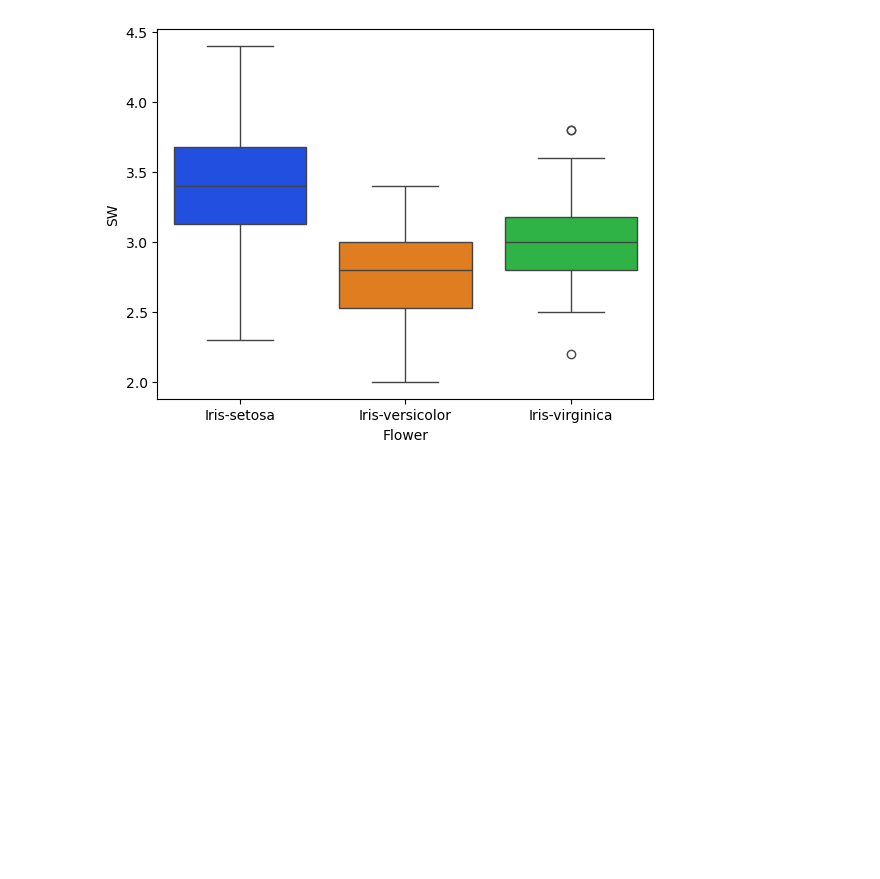
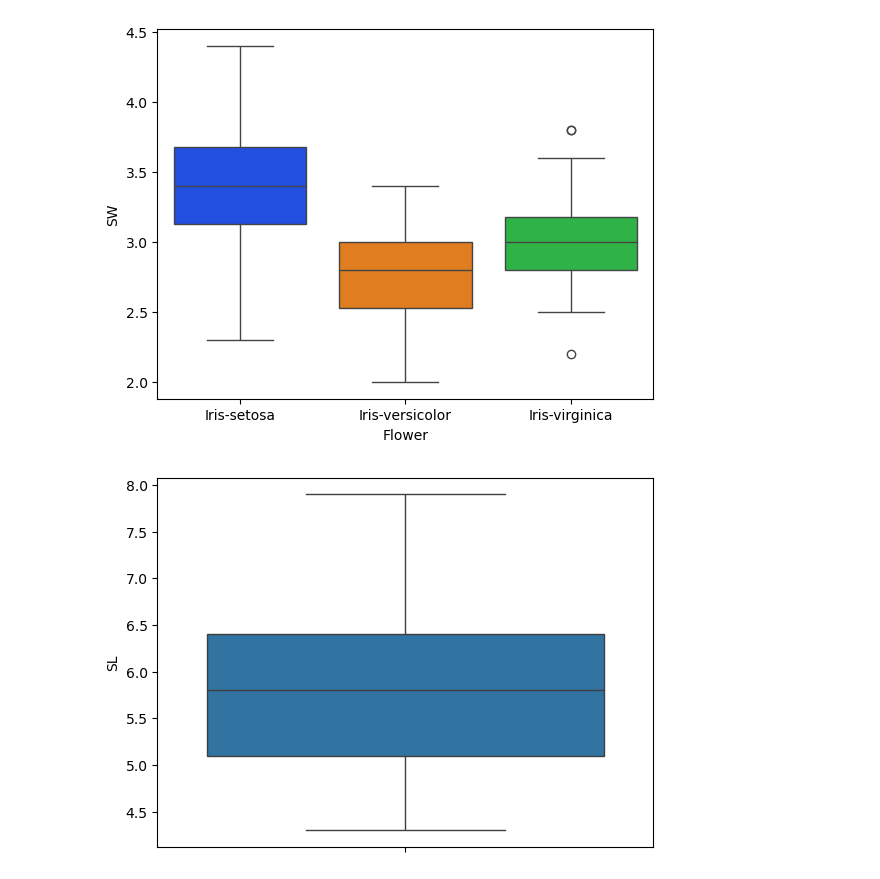
Before and after one commit to musharafaltaf/anacondaPractice, a Jupyter notebook: numpyexample.ipynb, the cells around one changed output. Drawn from its saved outputs; the diff is of its cells as text; code cells hidden in the pictures; blank space fills up the shorter version.

Commit message:
plots

```diff
--- a/numpyexample.ipynb
+++ b/numpyexample.ipynb
@@ -1559,3 +1559,8 @@ sns.boxplot(x=iris.Flower,y=iris.SW,palette='bright')
 plt.show()
 # %% [output]
 [figure]
+# %%
+sns.boxplot(y=iris.SL)
+plt.show()
+# %% [output]
+[figure, added]
```
Also changed, not shown: parts of 7 cells of this notebook.
